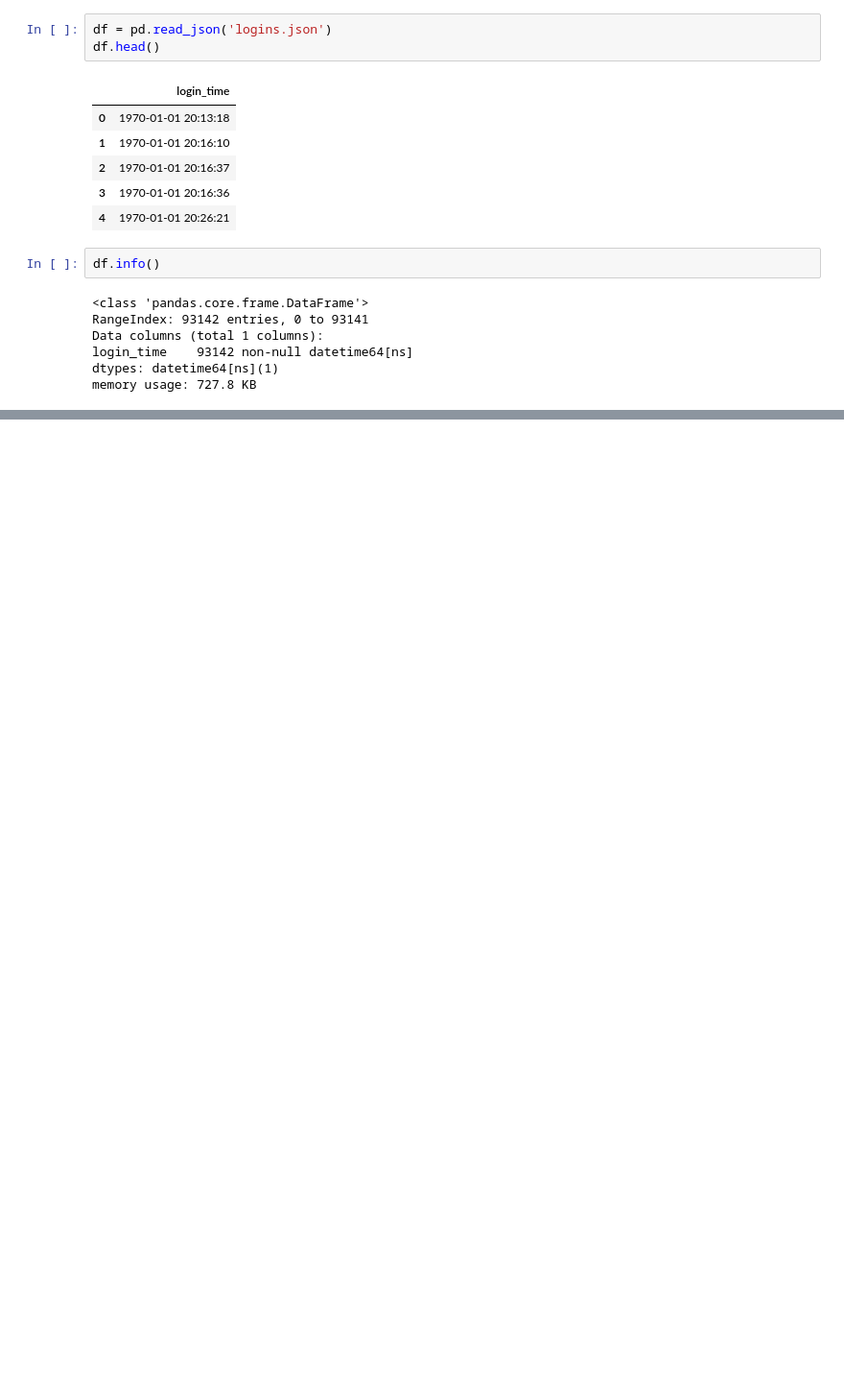
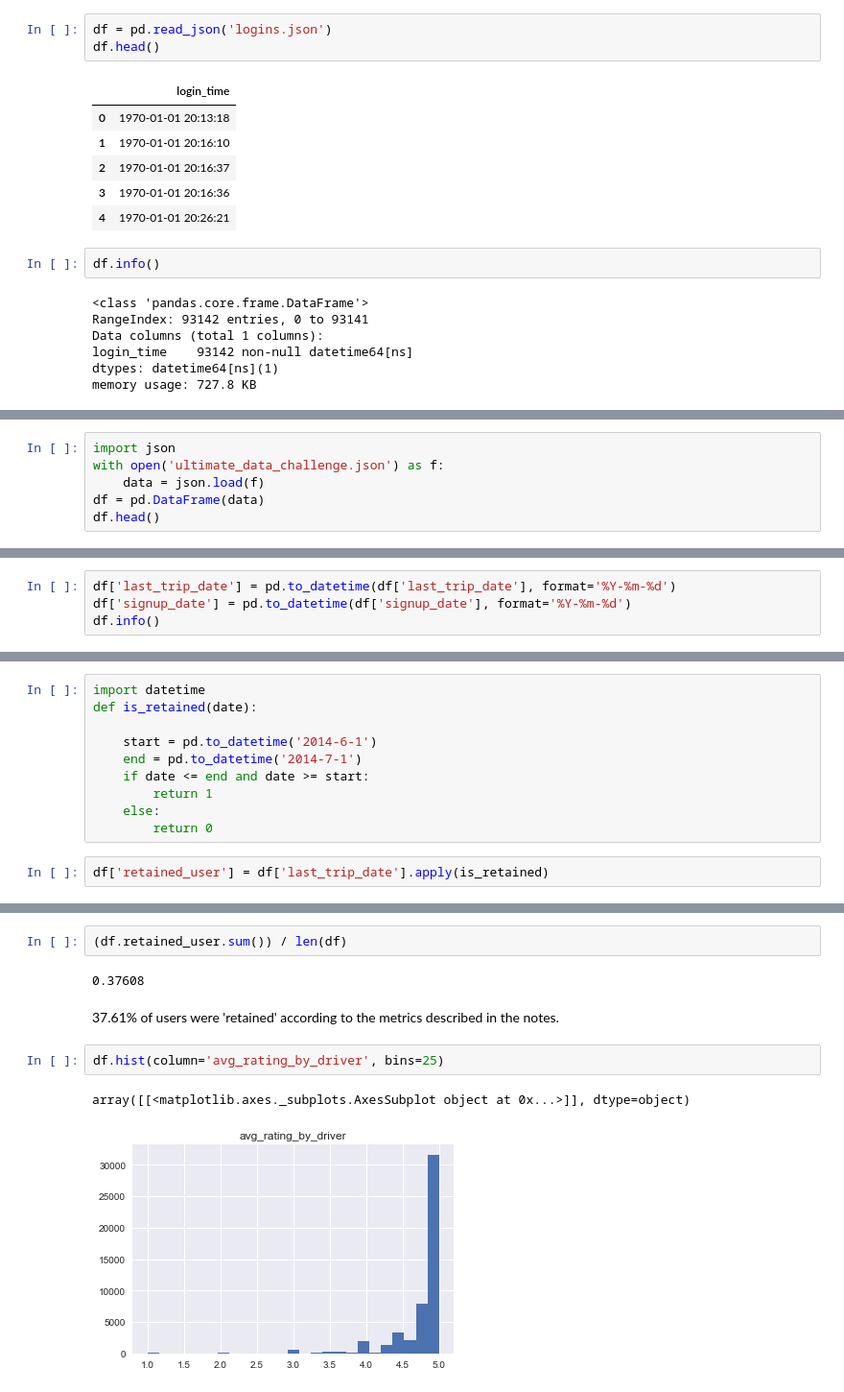
Before and after one commit to MPhillips55/Take_Home_Questions, a Jupyter notebook: ultimate_challenge/Ultimate Inc. Take Home Challenge.ipynb, the cells around one changed output, grey strips where cells are left out. Shown at 96% size. Cells and saved outputs as stored; diff of their text form; blank space fills up the shorter version.

```diff
--- a/ultimate_challenge/Ultimate Inc. Take Home Challenge.ipynb
+++ b/ultimate_challenge/Ultimate Inc. Take Home Challenge.ipynb
@@ -79,0 +103,6 @@ df.resample('15T').sum()
+# %%
+import json
+with open('ultimate_data_challenge.json') as f:
+    data = json.load(f)
+df = pd.DataFrame(data)
+df.head()
@@ -79,0 +128,4 @@ df.resample('15T').sum()
+# %%
+df['last_trip_date'] = pd.to_datetime(df['last_trip_date'], format='%Y-%m-%d')
+df['signup_date'] = pd.to_datetime(df['signup_date'], format='%Y-%m-%d')
+df.info()
@@ -79,0 +159,12 @@ df.resample('15T').sum()
+# %%
+import datetime
+def is_retained(date):
+
+    start = pd.to_datetime('2014-6-1')
+    end = pd.to_datetime('2014-7-1')
+    if date <= end and date >= start:
+        return 1
+    else:
+        return 0
+# %%
+df['retained_user'] = df['last_trip_date'].apply(is_retained)
@@ -79,0 +192,11 @@ df.resample('15T').sum()
+# %%
+(df.retained_user.sum()) / len(df)
+# %% [output]
+0.37608
+# %% [markdown]
+37.61% of users were 'retained' according to the metrics described in the notes.
+# %%
+df.hist(column='avg_rating_by_driver', bins=25)
+# %% [output]
+array([[<matplotlib.axes._subplots.AxesSubplot object at 0x...>]], dtype=object)
+[figure, added]
```
Also changed, not shown: parts of 21 cells of this notebook.
